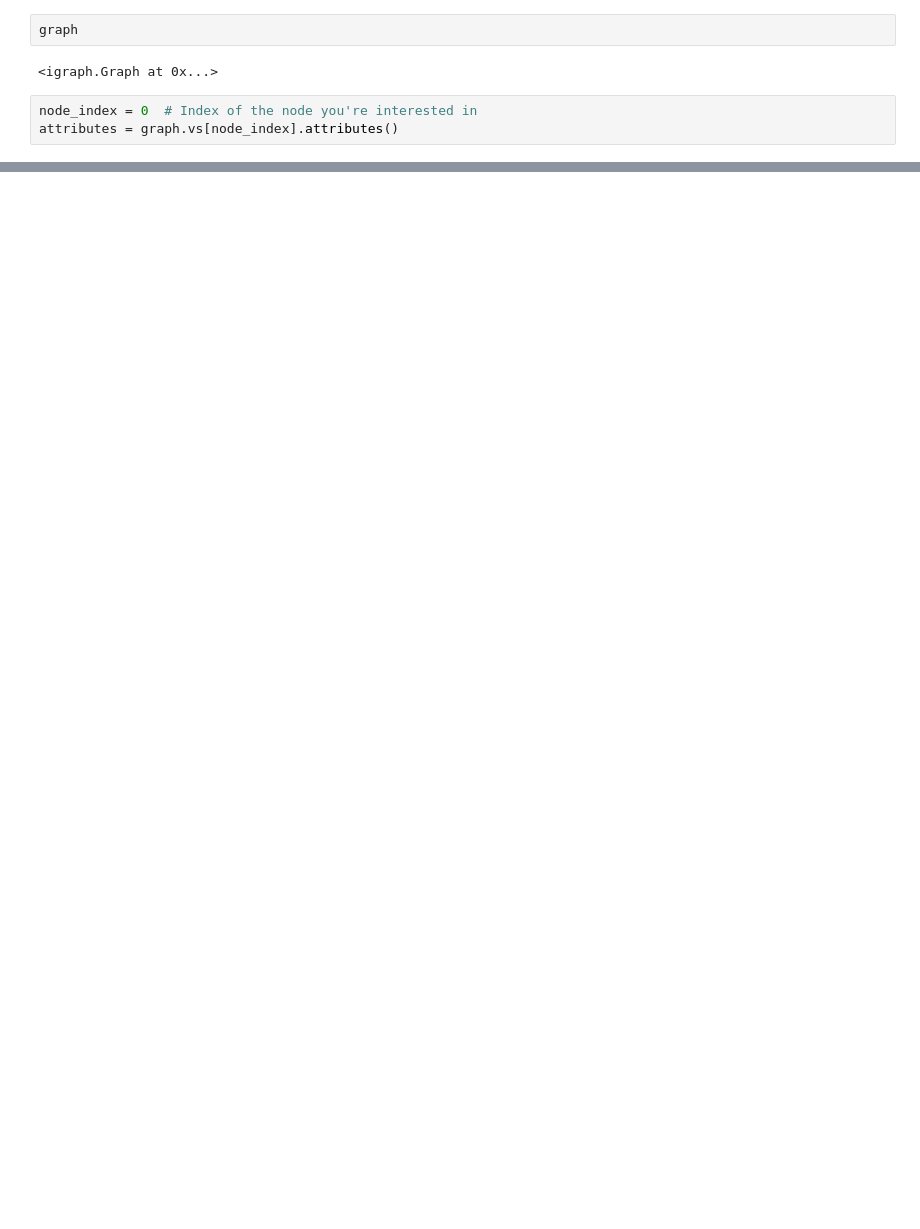
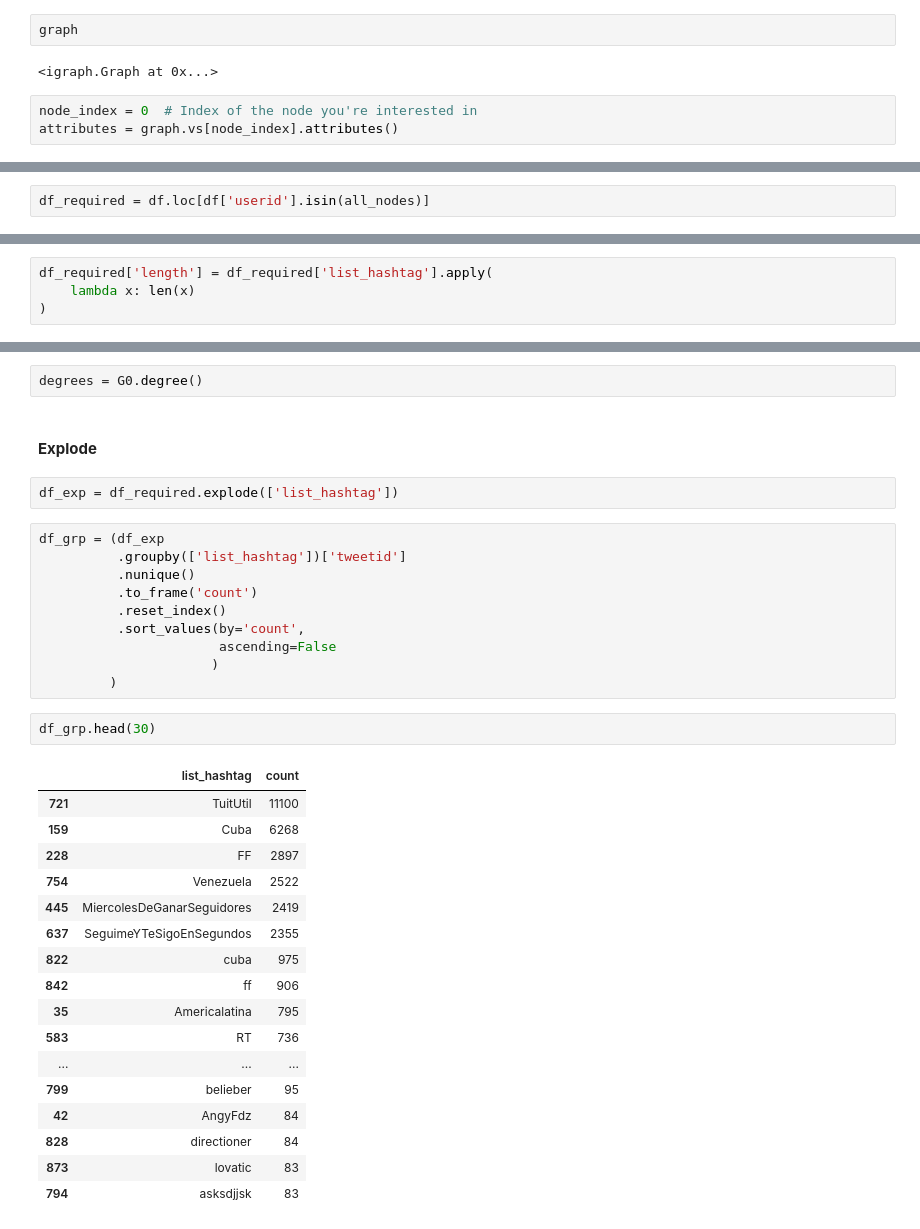
Before and after one commit to filipinascimento/coordinationz, a Jupyter notebook: experiments/cohashtag/check_result.ipynb, the cells around one changed output, grey strips where cells are left out. Cells and saved outputs as stored; diff of their text form; blank space fills up the shorter version.

Commit message:
checks the result of co-hashtag network

```diff
--- a/experiments/cohashtag/check_result.ipynb
+++ b/experiments/cohashtag/check_result.ipynb
@@ -17,0 +196,2 @@ attributes
+# %%
+df_required = df.loc[df['userid'].isin(all_nodes)]
@@ -17,0 +228,4 @@ attributes
+# %%
+df_required['length'] = df_required['list_hashtag'].apply(
+    lambda x: len(x)
+)
@@ -17,0 +269,36 @@ attributes
+# %%
+degrees = G0.degree()
+# %% [markdown]
+#### **Explode**
+# %%
+df_exp = df_required.explode(['list_hashtag'])
+# %%
+df_grp = (df_exp
+          .groupby(['list_hashtag'])['tweetid']
+          .nunique()
+          .to_frame('count')
+          .reset_index()
+          .sort_values(by='count',
+                       ascending=False
+                      )
+         )
+# %%
+df_grp.head(30)
+# %% [output]
+|  | list_hashtag | count |
+| 721 | TuitUtil | 11100 |
+| 159 | Cuba | 6268 |
+| 228 | FF | 2897 |
+| 754 | Venezuela | 2522 |
+| 445 | MiercolesDeGanarSeguidores | 2419 |
+| 637 | SeguimeYTeSigoEnSegundos | 2355 |
+| 822 | cuba | 975 |
+| 842 | ff | 906 |
+| 35 | Americalatina | 795 |
+| 583 | RT | 736 |
+| ... | ... | ... |
+| 799 | belieber | 95 |
+| 42 | AngyFdz | 84 |
+| 828 | directioner | 84 |
+| 873 | lovatic | 83 |
+| 794 | asksdjjsk | 83 |
```
Also changed, not shown: parts of 30 cells of this notebook.
